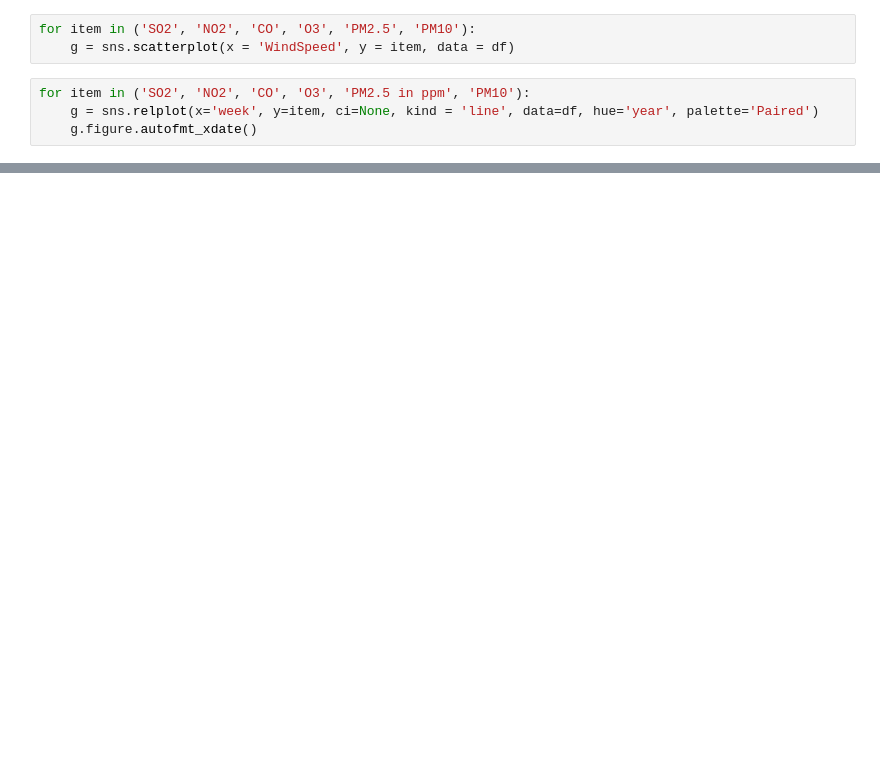
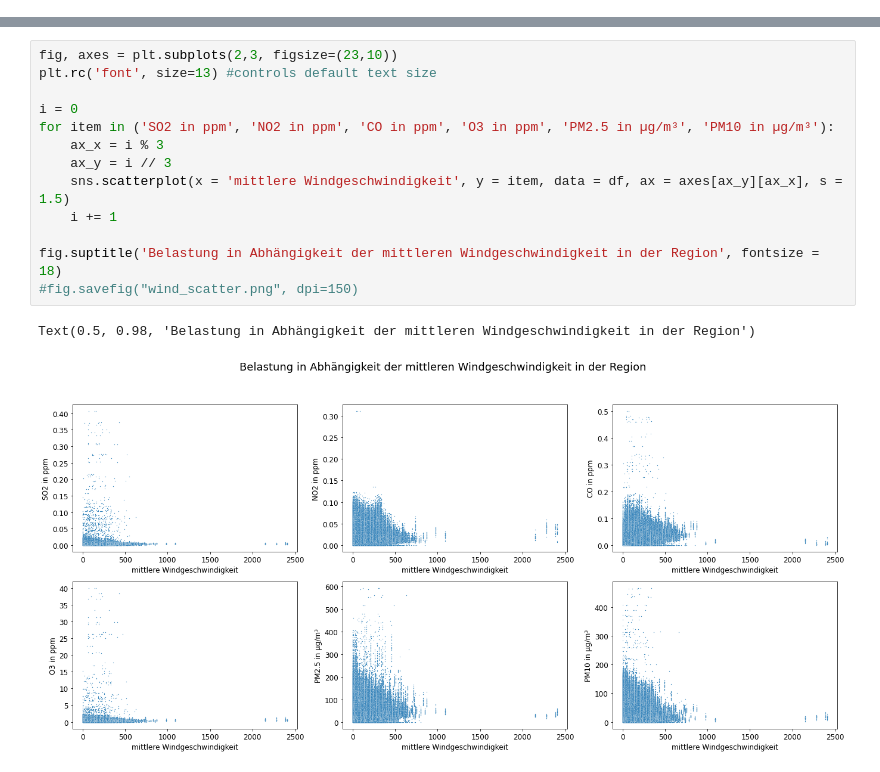
Before and after one commit to PSteinhaus/bigData, a Jupyter notebook: YearPlot.ipynb, the cells around one changed output, grey strips where cells are left out. Drawn from its saved outputs; the diff is of its cells as text; blank space fills up the shorter version.

Commit message:
finalized non-map plots

```diff
--- a/YearPlot.ipynb
+++ b/YearPlot.ipynb
@@ -16,7 +15,0 @@ df.head()
-# %%
-for item in ('SO2', 'NO2', 'CO', 'O3', 'PM2.5', 'PM10'):
-    g = sns.scatterplot(x = 'WindSpeed', y = item, data = df)
-# %%
-for item in ('SO2', 'NO2', 'CO', 'O3', 'PM2.5 in ppm', 'PM10'):
-    g = sns.relplot(x='week', y=item, ci=None, kind = 'line', data=df, hue='year', palette='Paired')
-    g.figure.autofmt_xdate()
@@ -29,0 +16,16 @@ for item in ('SO2', 'NO2', 'CO', 'O3', 'PM2.5 in ppm', 'PM10'):
+# %%
+fig, axes = plt.subplots(2,3, figsize=(23,10))
+plt.rc('font', size=13) #controls default text size
+
+i = 0
+for item in ('SO2 in ppm', 'NO2 in ppm', 'CO in ppm', 'O3 in ppm', 'PM2.5 in µg/m³', 'PM10 in µg/m³'):
+    ax_x = i % 3
+    ax_y = i // 3
+    sns.scatterplot(x = 'mittlere Windgeschwindigkeit', y = item, data = df, ax = axes[ax_y][ax_x], s = 1.5)
+    i += 1
+
+fig.suptitle('Belastung in Abhängigkeit der mittleren Windgeschwindigkeit in der Region', fontsize = 18)
+#fig.savefig("wind_scatter.png", dpi=150)
+# %% [output]
+Text(0.5, 0.98, 'Belastung in Abhängigkeit der mittleren Windgeschwindigkeit in der Region')
+[figure, added]
```
Also changed, not shown: parts of 10 cells of this notebook.
